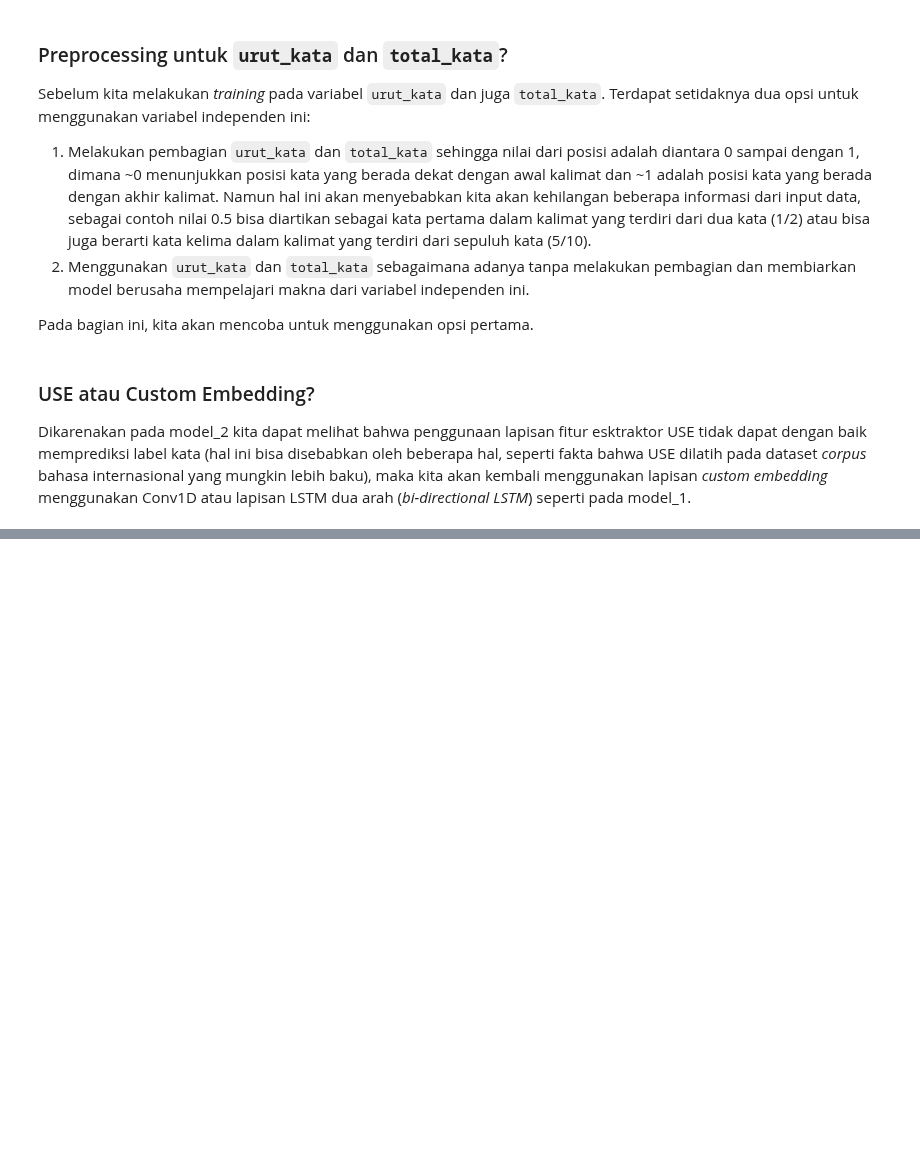
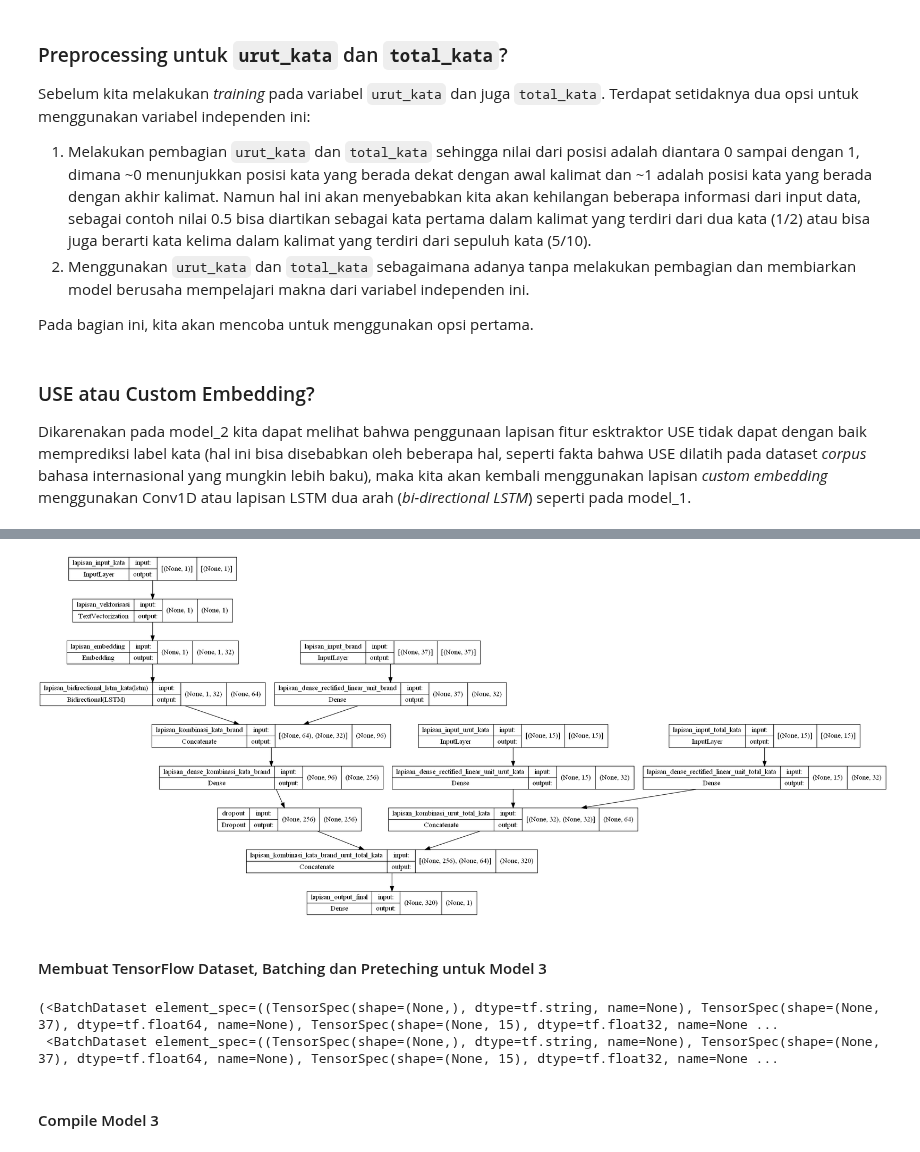
Before and after one commit to johanesPao/ColorSkim, a Jupyter notebook: ColorSkim_AI.ipynb, the cells around one changed output, grey strips where cells are left out. Saved outputs shown, nothing was run; the diff lists cells and outputs as text; code cells hidden in the pictures; blank space fills up the shorter version.

Commit message:
Pengerjaan awal Model 3

```diff
--- a/ColorSkim_AI.ipynb
+++ b/ColorSkim_AI.ipynb
@@ -123,7 +125,7 @@ wandb = {'proyek': 'ColorSkim',
 MODEL = ['model_0_multinomial_naive_bayes',
          'model_1_Conv1D_vektorisasi_embedding',
          'model_2_Conv1D_USE_embed',
-         'model_3']
+         'model_3_quadbrid_embedding']
 # %% [markdown]
 ## Callbacks
 
@@ -1238,0 +1263,11 @@ Dikarenakan pada model_2 kita dapat melihat bahwa penggunaan lapisan fitur esktr
+# %%
+# Karena panjang kata berbeda - beda, maka kita akan menggunakan one_hot encoding
+# dengan depth max
+max_kata = int(np.max(train_data['urut_kata']))
+
+# Membuat one_hot tensor untuk kolom 'urut_kata'
+train_data_urut_kata_one_hot = tf.one_hot(train_data['urut_kata'].to_numpy(),
+                                          depth=max_kata)
+test_data_urut_kata_one_hot = tf.one_hot(test_data['urut_kata'].to_numpy(),
+                                         depth=max_kata)
+train_data_urut_kata_one_hot[:15], train_data_urut_kata_one_hot.shape
@@ -1238,0 +1319,9 @@ Dikarenakan pada model_2 kita dapat melihat bahwa penggunaan lapisan fitur esktr
+# %%
+max_kalimat = int(np.max(train_data['total_kata']))
+
+# Membuat one_hot tensor untuk kolom 'total_kata'
+train_data_total_kata_one_hot = tf.one_hot(train_data['total_kata'].to_numpy(),
+                                           depth=max_kalimat)
+test_data_total_kata_one_hot = tf.one_hot(test_data['total_kata'].to_numpy(),
+                                          depth=max_kalimat)
+train_data_total_kata_one_hot[:15], train_data_total_kata_one_hot.shape
@@ -1238,0 +1455,6 @@ Dikarenakan pada model_2 kita dapat melihat bahwa penggunaan lapisan fitur esktr
+# %%
+plot_model(model_3, show_shapes=True)
+# %% [output]
+[figure, added]
+# %% [markdown]
+#### Membuat TensorFlow Dataset, Batching dan Preteching untuk Model 3
@@ -1238,0 +1481,8 @@ Dikarenakan pada model_2 kita dapat melihat bahwa penggunaan lapisan fitur esktr
+# %%
+# Check ukuran dan dimensi dataset
+train_dataset, test_dataset
+# %% [output]
+(<BatchDataset element_spec=((TensorSpec(shape=(None,), dtype=tf.string, name=None), TensorSpec(shape=(None, 37), dtype=tf.float64, name=None), TensorSpec(shape=(None, 15), dtype=tf.float32, name=None ...
+ <BatchDataset element_spec=((TensorSpec(shape=(None,), dtype=tf.string, name=None), TensorSpec(shape=(None, 37), dtype=tf.float64, name=None), TensorSpec(shape=(None, 15), dtype=tf.float32, name=None ...
+# %% [markdown]
+#### Compile Model 3
```
Also changed, not shown: parts of 32 cells of this notebook, 5 other files.
